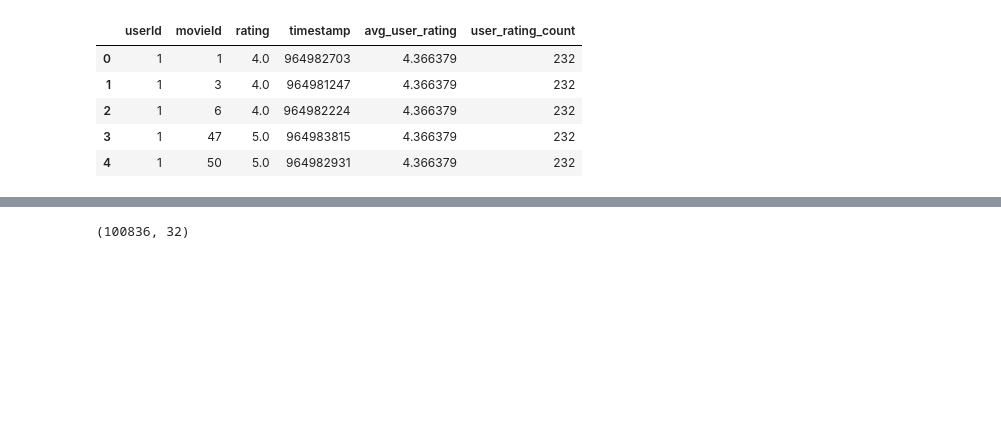
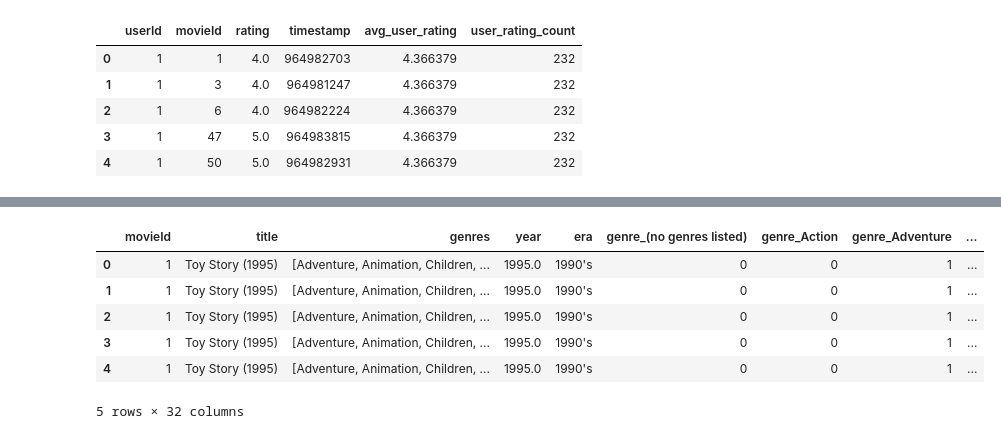
Before and after one commit to gulenkova2200/ai_course, a Jupyter notebook: project/notebooks/feature_eng_and_preprocessing.ipynb, the cells around one changed output, grey strips where cells are left out. Drawn from its saved outputs; the diff is of its cells as text; code cells hidden in the pictures; blank space fills up the shorter version.

```diff
--- a/project/notebooks/feature_eng_and_preprocessing.ipynb
+++ b/project/notebooks/feature_eng_and_preprocessing.ipynb
@@ -8,9 +9,9 @@ preprocessed_data_dir = Path("..\data\preprocessed_data")
 preprocessed_data_dir.mkdir(parents=True, exist_ok=True)
 # %%
-df_movies = pd.read_csv(r'..\data\movies.csv')
-df_ratings = pd.read_csv(r'..\data\ratings.csv')
-df_tags = pd.read_csv(r'..\data\tags.csv')
-df_links = pd.read_csv(r'..\data\links.csv')
+df_movies = pd.read_csv(r'..\src\data\movies.csv')
+df_ratings = pd.read_csv(r'..\src\data\ratings.csv')
+df_tags = pd.read_csv(r'..\src\data\tags.csv')
+df_links = pd.read_csv(r'..\src\data\links.csv')
 # %% [markdown]
 пропуски пот годам, поскольку их немного, заполним вручную, по обработке пропусков по жанрам подумать, функциии сделать воспроизводимыми, закинуть py файлик в src.
 # %%
@@ -160,5 +160,11 @@ df_movies_join_rait.columns.tolist
 # %%
 df_final = df_movies_join_rait.merge(df_user_film_rait, 'inner', on='movieId')
-df_final.shape
+df_final.head()
 # %% [output]
+|  | movieId | title | genres | year | era | genre_(no genres listed) | genre_Action | genre_Adventure | ... |
+| 0 | 1 | Toy Story (1995) | [Adventure, Animation, Children, ... | 1995.0 | 1990's | 0 | 0 | 1 | ... |
+| 1 | 1 | Toy Story (1995) | [Adventure, Animation, Children, ... | 1995.0 | 1990's | 0 | 0 | 1 | ... |
+| 2 | 1 | Toy Story (1995) | [Adventure, Animation, Children, ... | 1995.0 | 1990's | 0 | 0 | 1 | ... |
+| 3 | 1 | Toy Story (1995) | [Adventure, Animation, Children, ... | 1995.0 | 1990's | 0 | 0 | 1 | ... |
+| 4 | 1 | Toy Story (1995) | [Adventure, Animation, Children, ... | 1995.0 | 1990's | 0 | 0 | 1 | ... |
-(100836, 32)
+5 rows × 32 columns
```
Also changed, not shown: parts of 10 cells of this notebook, 50 other files.
